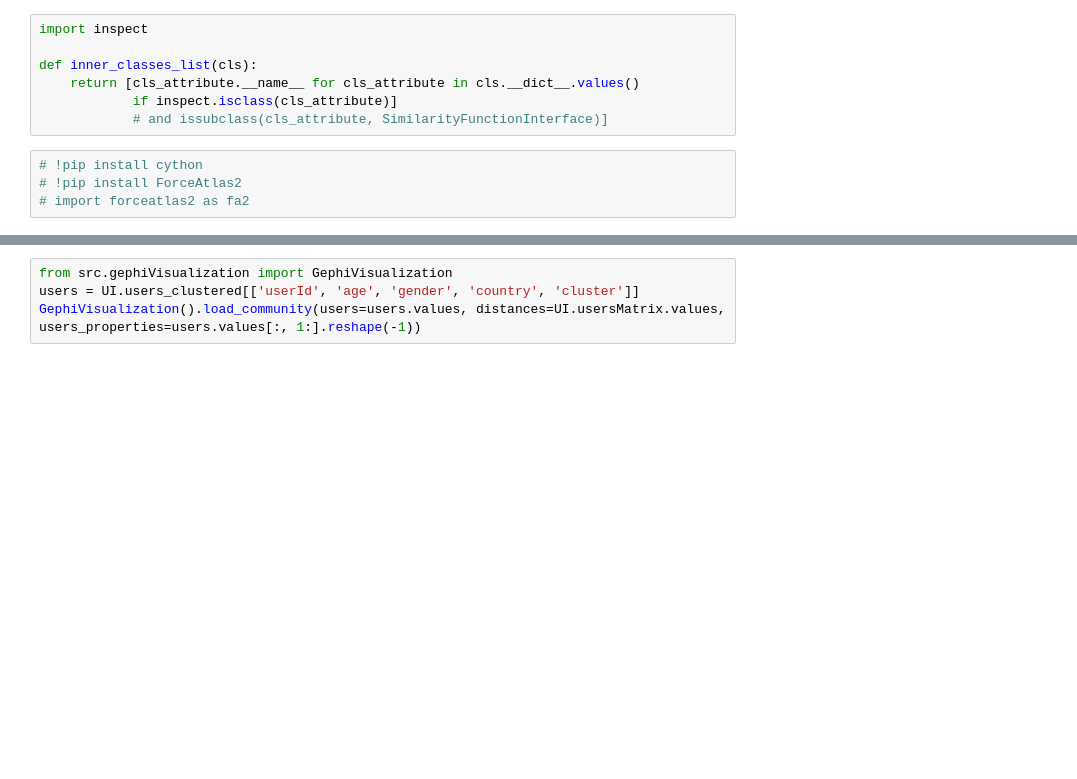
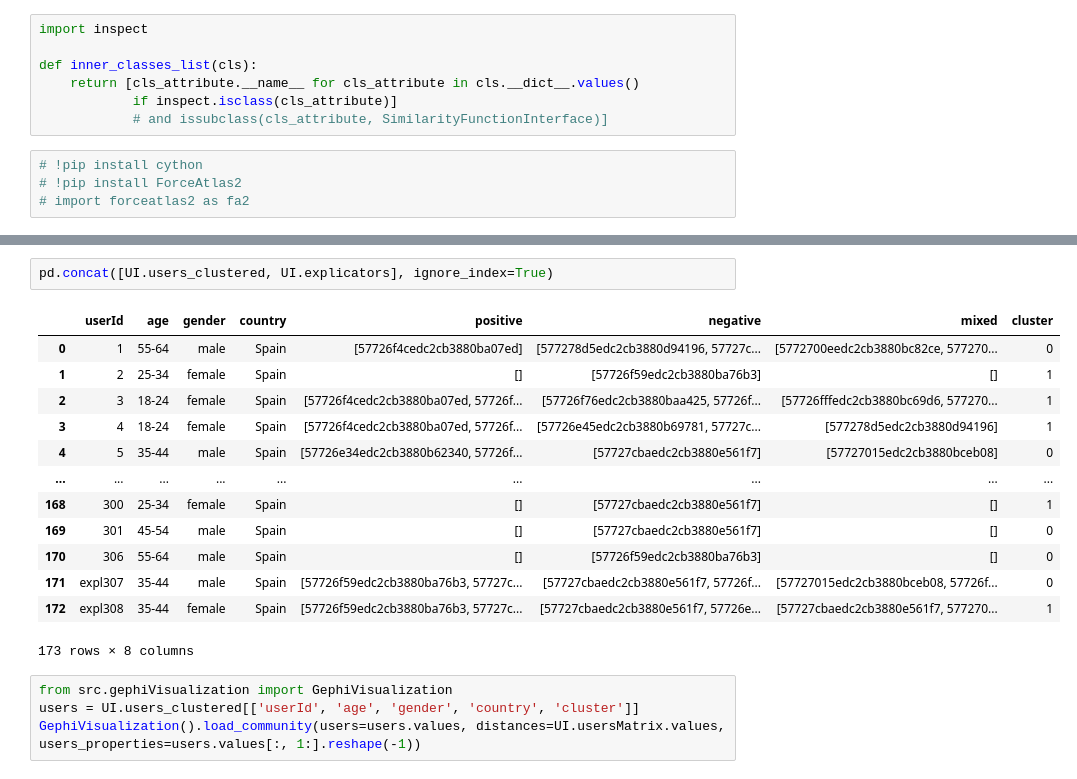
Before and after one commit to AlbertoGarciaDomenech/Comunidades-en-museos, a Jupyter notebook: InterfazUnificada.ipynb, the cells around one changed output, grey strips where cells are left out. Saved outputs shown, nothing was run; the diff lists cells and outputs as text; blank space fills up the shorter version.

```diff
--- a/InterfazUnificada.ipynb
+++ b/InterfazUnificada.ipynb
@@ -568,6 +563,22 @@ UI = UserInterface()
 UI.display_widgets()
 # %% [output]
 [interactive output not drawn]
+# %%
+pd.concat([UI.users_clustered, UI.explicators], ignore_index=True)
+# %% [output]
+|  | userId | age | gender | country | positive | negative | mixed | cluster |
+| 0 | 1 | 55-64 | male | Spain | [57726f4cedc2cb3880ba07ed] | [577278d5edc2cb3880d94196, 57727c... | [5772700eedc2cb3880bc82ce, 577270... | 0 |
+| 1 | 2 | 25-34 | female | Spain | [] | [57726f59edc2cb3880ba76b3] | [] | 1 |
+| 2 | 3 | 18-24 | female | Spain | [57726f4cedc2cb3880ba07ed, 57726f... | [57726f76edc2cb3880baa425, 57726f... | [57726fffedc2cb3880bc69d6, 577270... | 1 |
+| 3 | 4 | 18-24 | female | Spain | [57726f4cedc2cb3880ba07ed, 57726f... | [57726e45edc2cb3880b69781, 57727c... | [577278d5edc2cb3880d94196] | 1 |
+| 4 | 5 | 35-44 | male | Spain | [57726e34edc2cb3880b62340, 57726f... | [57727cbaedc2cb3880e561f7] | [57727015edc2cb3880bceb08] | 0 |
+| ... | ... | ... | ... | ... | ... | ... | ... | ... |
+| 168 | 300 | 25-34 | female | Spain | [] | [57727cbaedc2cb3880e561f7] | [] | 1 |
+| 169 | 301 | 45-54 | male | Spain | [] | [57727cbaedc2cb3880e561f7] | [] | 0 |
+| 170 | 306 | 55-64 | male | Spain | [] | [57726f59edc2cb3880ba76b3] | [] | 0 |
+| 171 | expl307 | 35-44 | male | Spain | [57726f59edc2cb3880ba76b3, 57727c... | [57727cbaedc2cb3880e561f7, 57726f... | [57727015edc2cb3880bceb08, 57726f... | 0 |
+| 172 | expl308 | 35-44 | female | Spain | [57726f59edc2cb3880ba76b3, 57727c... | [57727cbaedc2cb3880e561f7, 57726e... | [57727cbaedc2cb3880e561f7, 577270... | 1 |
+173 rows × 8 columns
 # %%
 from src.gephiVisualization import GephiVisualization
 users = UI.users_clustered[['userId', 'age', 'gender', 'country', 'cluster']]
```
Also changed, not shown: parts of 4 cells of this notebook, 3 other files.
